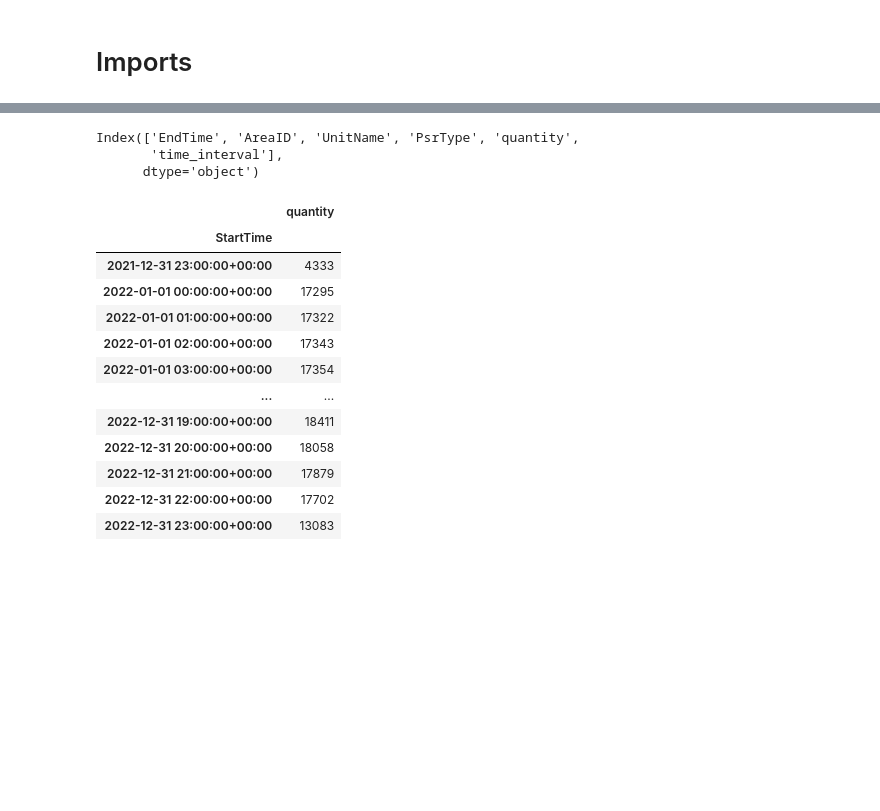
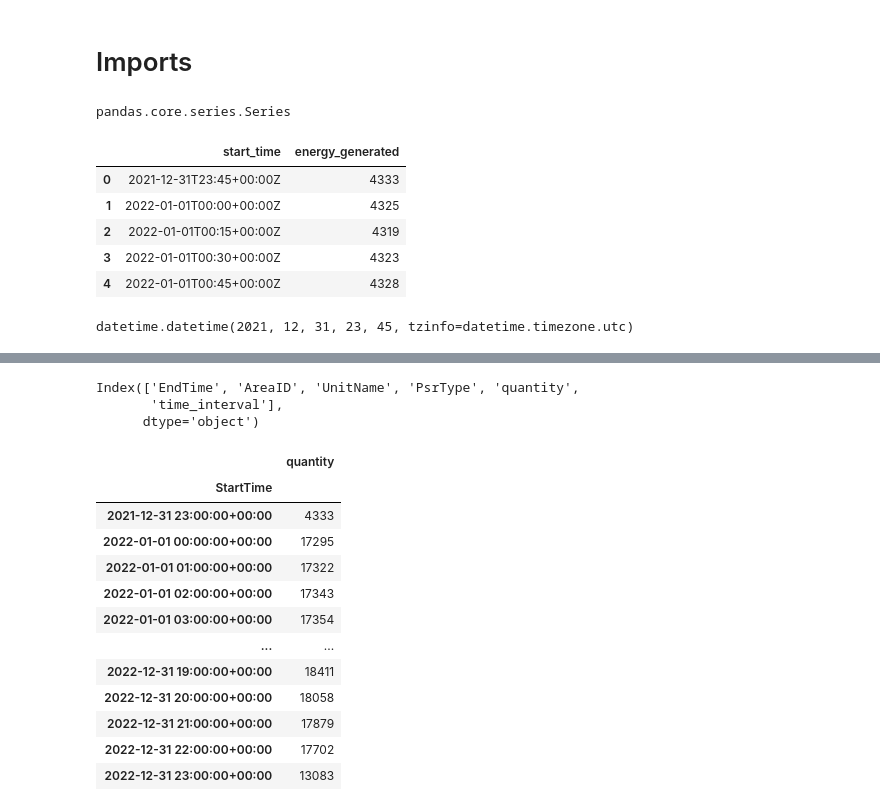
Before and after one commit to Ashish-Soni08/SE-Europe-Data_Challenge, a Jupyter notebook: EDA.ipynb, the cells around one changed output, grey strips where cells are left out. Cells and saved outputs as stored; diff of their text form; code cells hidden in the pictures; blank space fills up the shorter version.

Commit message:
fix start_time format

```diff
--- a/EDA.ipynb
+++ b/EDA.ipynb
@@ -10,4 +11,22 @@ pd.plotting.register_matplotlib_converters()
 plt.rc("figure", figsize=(10, 8))
 plt.rc("font", size=10)
 # %%
-df = pd.read_csv("/workspaces/SE-Europe-Data_Challenge/data/processed/2022_to_2023/gen_DE_B01_modified.csv")
+df = pd.read_csv("/workspaces/SE-Europe-Data_Challenge/data/raw/2022_to_2023/gen_DE_B01.csv")
+# %%
+df.drop(['EndTime', 'UnitName', 'AreaID', 'PsrType'], axis=1, inplace=True)
+df.rename(columns={'StartTime': 'start_time', 'quantity': 'energy_generated'}, inplace=True)
+# %%
+df.sort_values(['start_time'], inplace=True)
+# %%
+type(df['start_time'])
+# %% [output]
+pandas.core.series.Series
+# %%
+df.head()
+# %% [output]
+|  | start_time | energy_generated |
+| 0 | 2021-12-31T23:45+00:00Z | 4333 |
+| 1 | 2022-01-01T00:00+00:00Z | 4325 |
+| 2 | 2022-01-01T00:15+00:00Z | 4319 |
+| 3 | 2022-01-01T00:30+00:00Z | 4323 |
+| 4 | 2022-01-01T00:45+00:00Z | 4328 |
@@ -13,0 +36,4 @@ df = pd.read_csv("/workspaces/SE-Europe-Data_Challenge/data/processed/2022_to_20
+# %%
+d1
+# %% [output]
+datetime.datetime(2021, 12, 31, 23, 45, tzinfo=datetime.timezone.utc)
```
Also changed, not shown: parts of 14 cells of this notebook.
